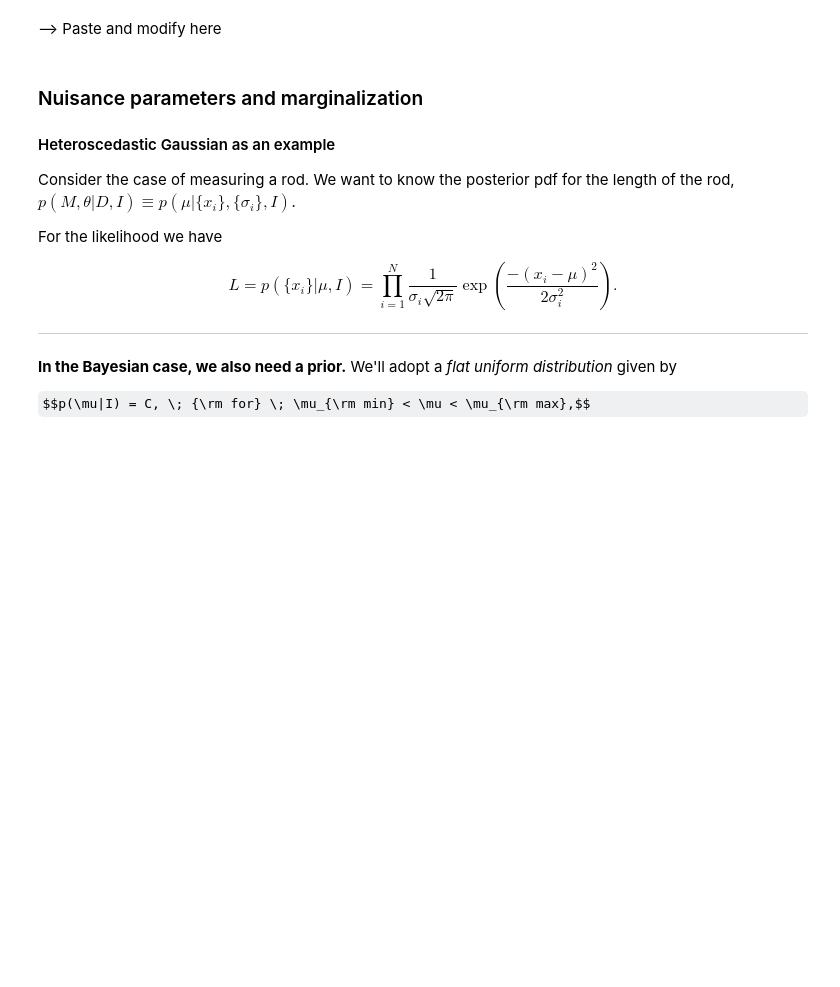
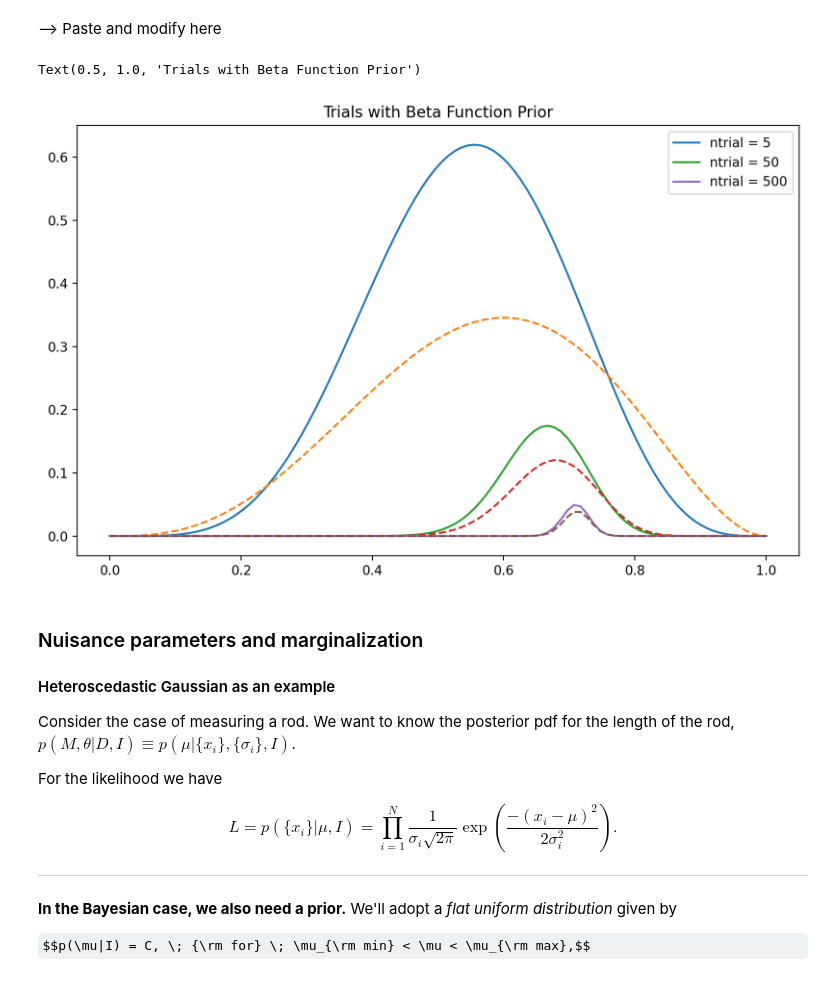
Before and after one commit to VanderbiltAstronomy/astr_8070_s24, a Jupyter notebook: coursework/student_folders/Ryan_Nowicki/Lecture_8_RyanNowicki.ipynb, the cells around one changed output. Cells and saved outputs as stored; diff of their text form; code cells hidden in the pictures; some formulas as TeX source; blank space fills up the shorter version.

```diff
--- a/coursework/student_folders/Ryan_Nowicki/Lecture_8_RyanNowicki.ipynb
+++ b/coursework/student_folders/Ryan_Nowicki/Lecture_8_RyanNowicki.ipynb
@@ -393,6 +394,43 @@ $P(\alpha, \beta, \theta) = \theta^{\alpha-1} (1-\theta)^{(\beta-1)}$
 Modify your code above to use a $\beta$ function prior on $\theta$ with $a=3$ and $b=3$. You can code this directly or grab from `scipy.stats`.
 # %% [markdown]
 --> Paste and modify here
+# %%
+# Modify and execute this cell.
+    # Now with beta function prior!!!
+
+#def p_nheads(n, h, theta):
+    # code the binomial distribution here
+    #return scipy.stats.binom.pmf(n=n,p=theta,k=h)
+
+# likelihood
+#def L(data, ntrials, theta):
+    #nheads = data[:ntrials].sum()
+    #return p_nheads(ntrials, nheads, theta)
+
+# prior (ignore loc and scale until the beta prior)
+def prior_beta(theta, loc=3.0, scale=3.0):
+    # put a prior distribution here
+    return scipy.stats.beta.pdf(x=theta,a=loc,b=scale) #stats beta function
+
+fig, ax = plt.subplots(figsize=(10,6))
+
+probs = []
+# define the number of trials
+n_trials = [5, 50, 500]
+theta = np.linspace(0, 1, 100)
+for nt in n_trials:
+    prob = L(data, nt, theta) * prior_beta(theta)
+    # posterior plot
+    ax.plot(theta, prob,
+            label=r'ntrial = '+str(nt), linestyle='-')
+    # likelihood plot
+    ax.plot(theta, L(data, nt, theta), linestyle='--')
+
+plt.legend()
+plt.title('Trials with Beta Function Prior')
+# %% [output]
+Text(0.5, 1.0, 'Trials with Beta Function Prior')
+[figure, added]
 # %% [markdown]
 ### Nuisance parameters and marginalization
 
```
Also changed, not shown: parts of 3 cells of this notebook.
